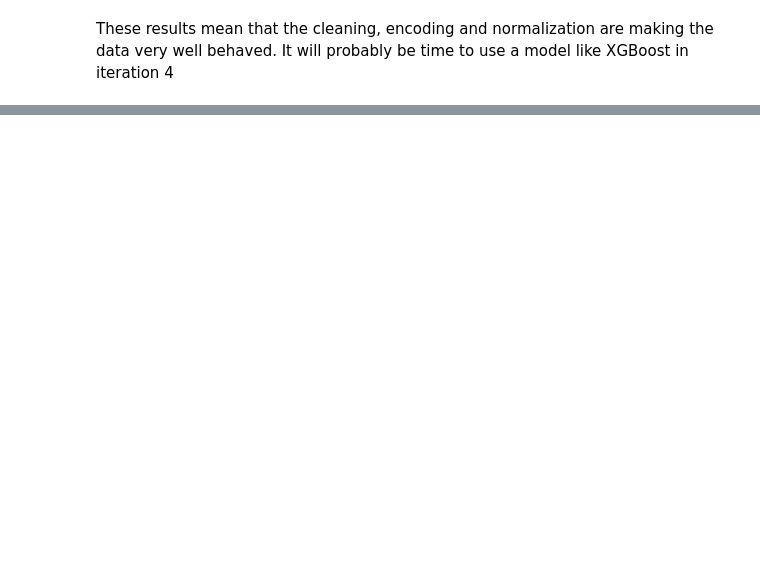
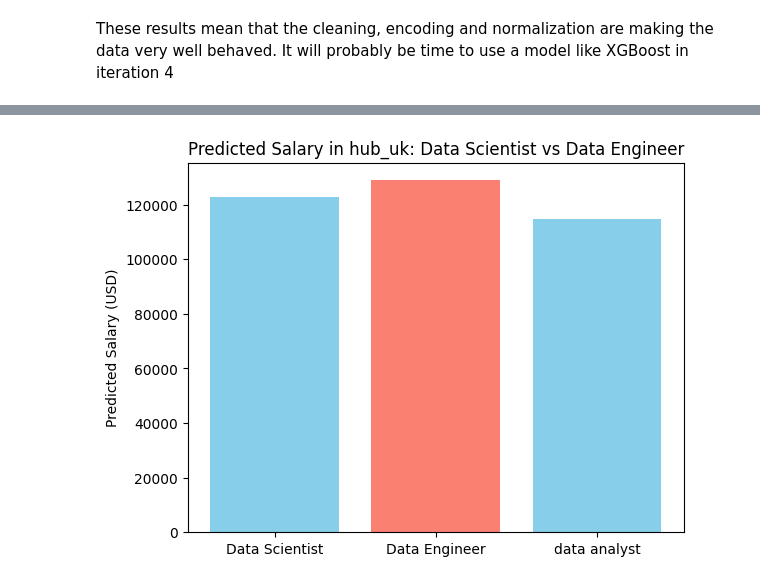
Before and after one commit to tommakesmusic/Ai_Salary_data, a Jupyter notebook: Linear Regression SalaryVersion3.ipynb, the cells around one changed output, grey strips where cells are left out. Drawn from its saved outputs; the diff is of its cells as text; code cells hidden in the pictures; blank space fills up the shorter version.

```diff
--- a/Linear Regression SalaryVersion3.ipynb
+++ b/Linear Regression SalaryVersion3.ipynb
@@ -681,0 +767,27 @@ df_final.to_csv('ai_job_dataset_cleaned.csv', index=False)
+# %%
+hub_uk_rows = df_final[df_final['Hub_UK'] == 1]
+
+# 2. Select Data Scientist and Data Engineer rows
+job_titles = ['job_Data Scientist', 'job_Data Engineer', 'job_Data Analyst']
+title_labels = ['Data Scientist', 'Data Engineer', 'data analyst']
+mean_salaries = []
+
+for jt, label in zip(job_titles, title_labels):
+    # Only rows where this job_title is ON (1)
+    subset = hub_uk_rows[hub_uk_rows[jt] == 1]
+    if subset.empty:
+        mean_salaries.append(np.nan)
+    else:
+        # Prepare features: use the same columns as X_train
+        X = subset[X_train.columns]
+        log_preds = ridge_best.predict(X)
+        preds = np.exp(log_preds)
+        mean_salaries.append(np.mean(preds))
+
+# 3. Plot
+plt.bar(title_labels, mean_salaries, color=['skyblue', 'salmon'])
+plt.ylabel('Predicted Salary (USD)')
+plt.title('Predicted Salary in hub_uk: Data Scientist vs Data Engineer')
+plt.show()
+# %% [output]
+[figure, added]
```
Also changed, not shown: parts of 17 cells of this notebook, 1 other file.
